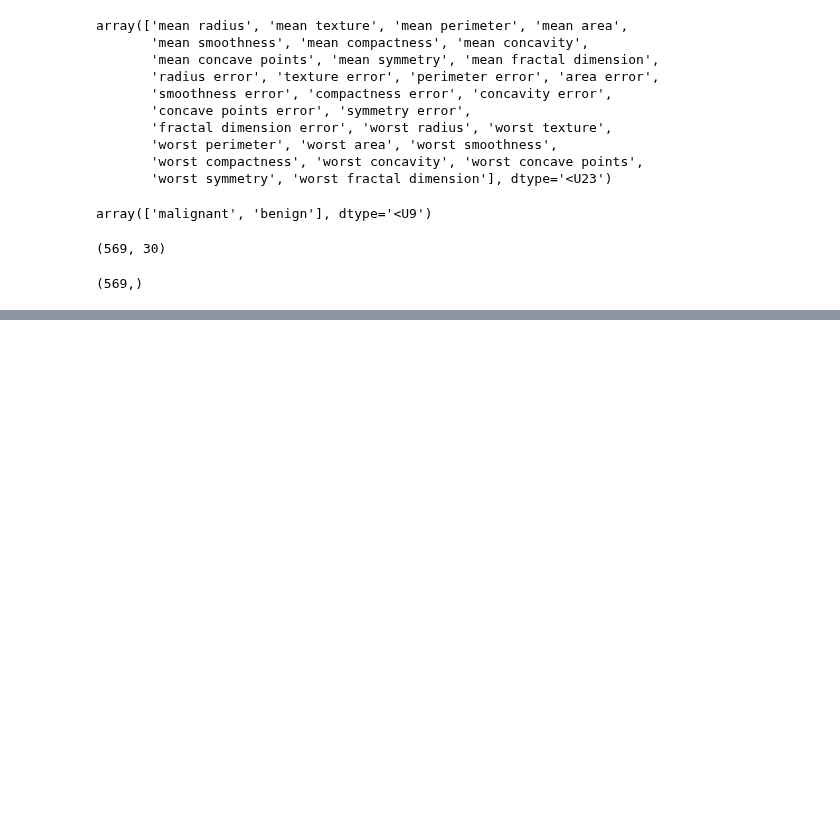
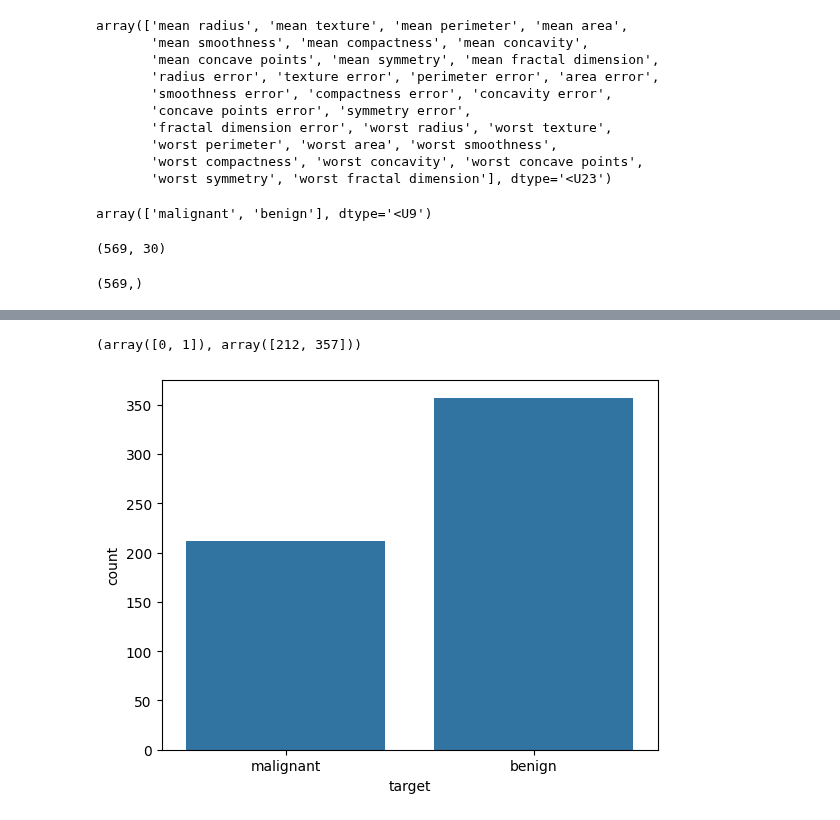
Before and after one commit to Sjleerodls/Data_Analysis, a Jupyter notebook: lab_da/ml09_classification.ipynb, the cells around one changed output, grey strips where cells are left out. Drawn from its saved outputs; the diff is of its cells as text; code cells hidden in the pictures; blank space fills up the shorter version.

```diff
--- a/lab_da/ml09_classification.ipynb
+++ b/lab_da/ml09_classification.ipynb
@@ -78,0 +107,2 @@ y.shape     #> (samples, )
+# %%
+cancer_df = pd.DataFrame(data=X, columns=cancer.feature_names)
@@ -78,0 +152,12 @@ y.shape     #> (samples, )
+# %%
+# 암 데이터프레임에 target 파생변수 생성
+cancer_df['target'] = cancer.target
+# %%
+# target(클래스)의 빈도수
+np.unique(cancer_df.target, return_counts=True)
+#> 암(malignant) -> 0, 종양(benign) -> 1
+# %% [output]
+(array([0, 1]), array([212, 357]))
+# %%
+# target 변수의 값들을 0 -> 'malignant', 1 -> 'benign'으로 변환
+cancer_df.target = np.where(cancer_df.targer == 0, 'malignant', 'benign')
@@ -78,0 +167,5 @@ y.shape     #> (samples, )
+# %%
+sns.countplot(data=cancer_df, x='target')
+plt.show()
+# %% [output]
+[figure, added]
```
Also changed, not shown: parts of 40 cells of this notebook.
